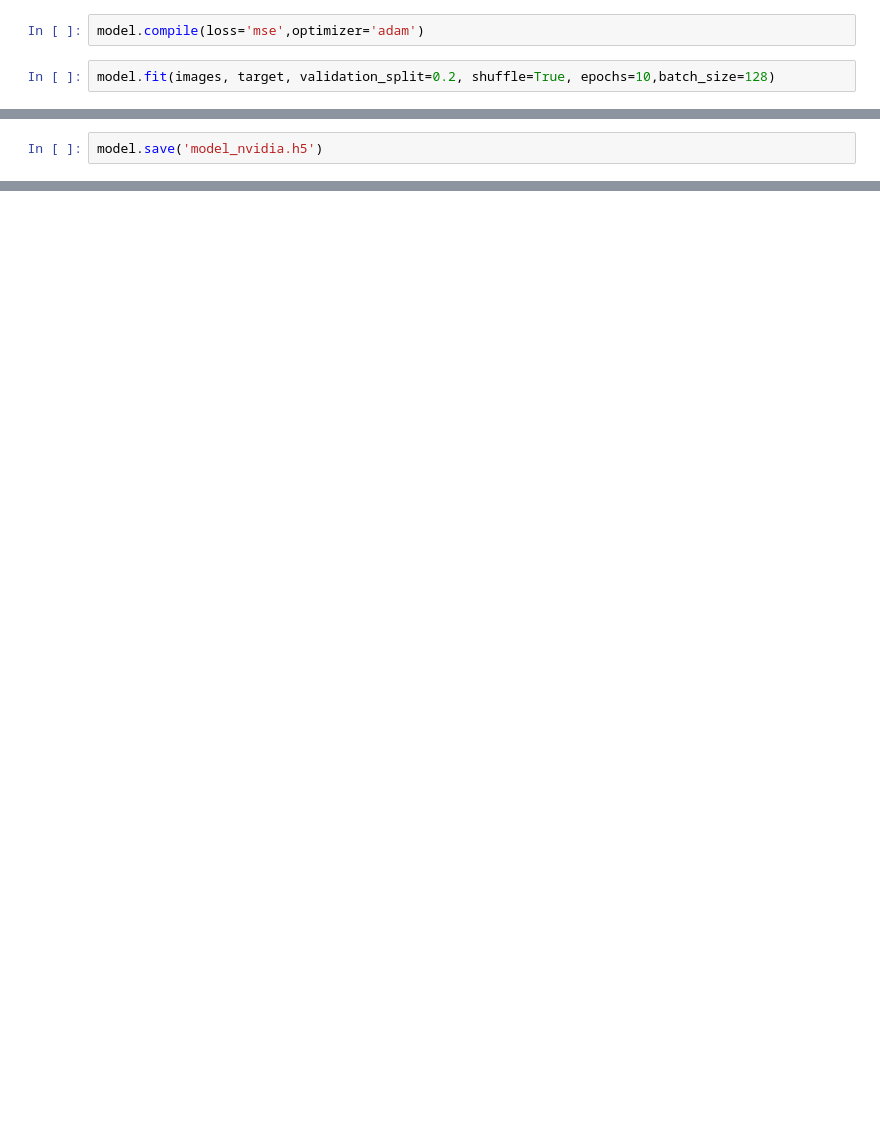
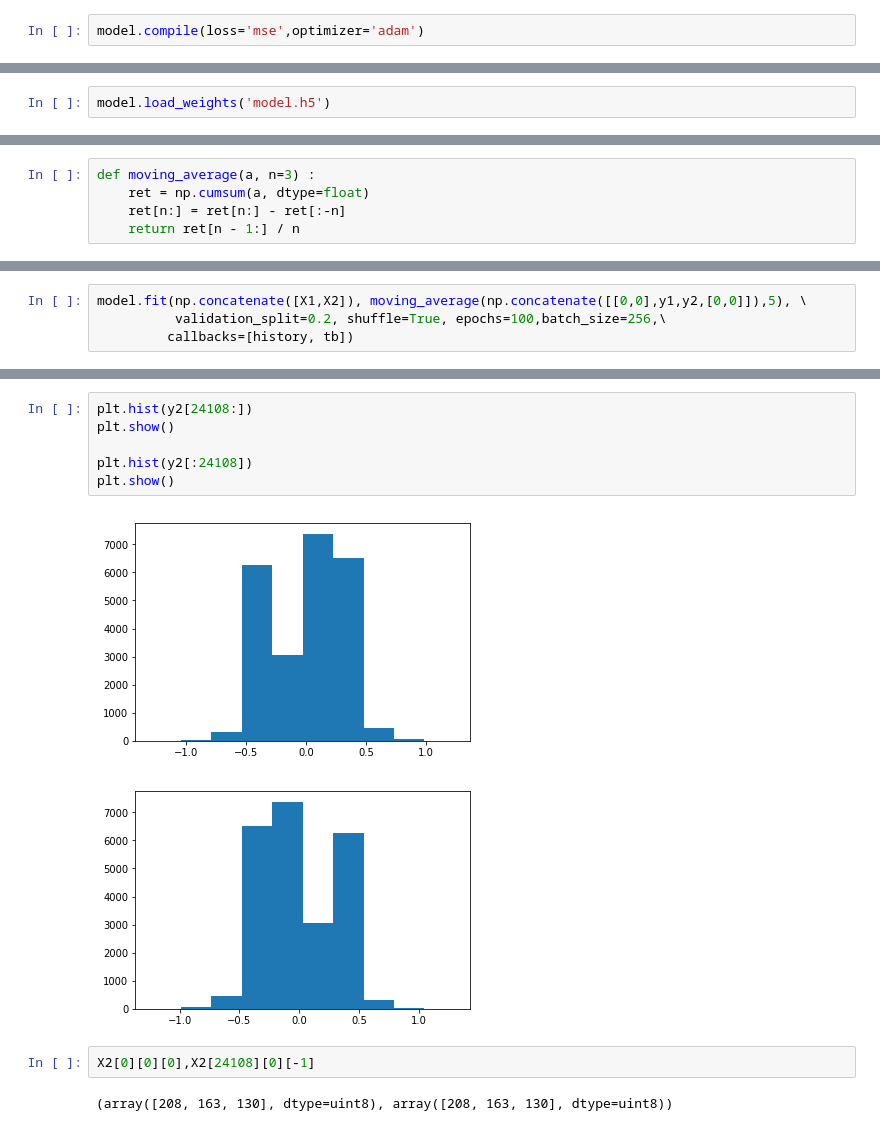
Before and after one commit to tarasovp/udacity, a Jupyter notebook: CarND-Behavioral-Cloning-P3/nvidia_net.ipynb, the cells around one changed output, grey strips where cells are left out. Drawn from its saved outputs; the diff is of its cells as text; blank space fills up the shorter version.

```diff
--- a/CarND-Behavioral-Cloning-P3/nvidia_net.ipynb
+++ b/CarND-Behavioral-Cloning-P3/nvidia_net.ipynb
@@ -102,4 +86,2 @@ model.add(Dense(1))
 # %%
 model.compile(loss='mse',optimizer='adam')
-# %%
-model.fit(images, target, validation_split=0.2, shuffle=True, epochs=10,batch_size=128)
@@ -125,2 +88,2 @@ Epoch 9/10
 # %%
-model.save('model_nvidia.h5')
+model.load_weights('model.h5')
@@ -130,0 +94,5 @@ ImportError: No module named 'keras.models.Sequential'; 'keras.models' is not a
+# %%
+def moving_average(a, n=3) :
+    ret = np.cumsum(a, dtype=float)
+    ret[n:] = ret[n:] - ret[:-n]
+    return ret[n - 1:] / n
@@ -130,0 +103,4 @@ ImportError: No module named 'keras.models.Sequential'; 'keras.models' is not a
+# %%
+model.fit(np.concatenate([X1,X2]), moving_average(np.concatenate([[0,0],y1,y2,[0,0]]),5), \
+          validation_split=0.2, shuffle=True, epochs=100,batch_size=256,\
+         callbacks=[history, tb])
@@ -130,0 +125,13 @@ ImportError: No module named 'keras.models.Sequential'; 'keras.models' is not a
+# %%
+plt.hist(y2[24108:])
+plt.show()
+
+plt.hist(y2[:24108])
+plt.show()
+# %% [output]
+[figure, added]
+[figure, added]
+# %%
+X2[0][0][0],X2[24108][0][-1]
+# %% [output]
+(array([208, 163, 130], dtype=uint8), array([208, 163, 130], dtype=uint8))
```
Also changed, not shown: parts of 23 cells of this notebook, 2 other files.
